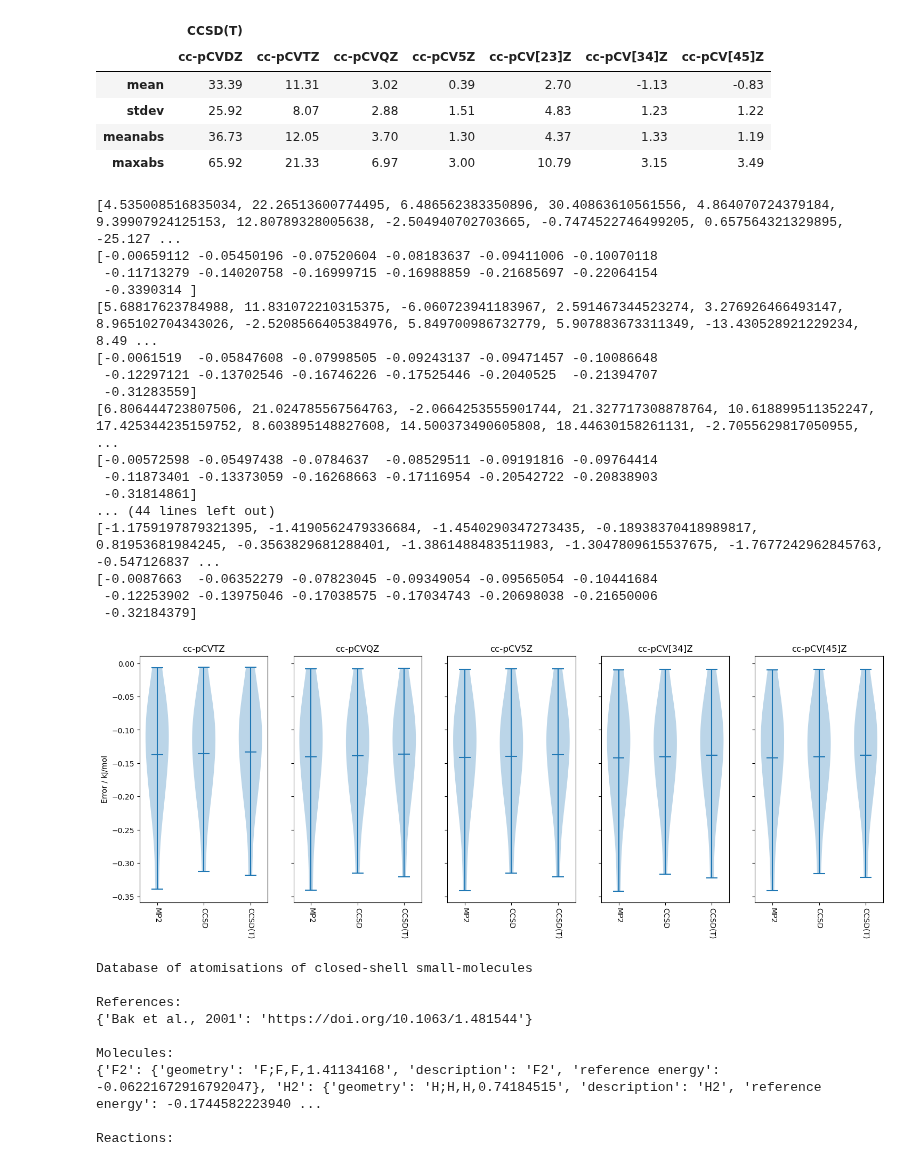
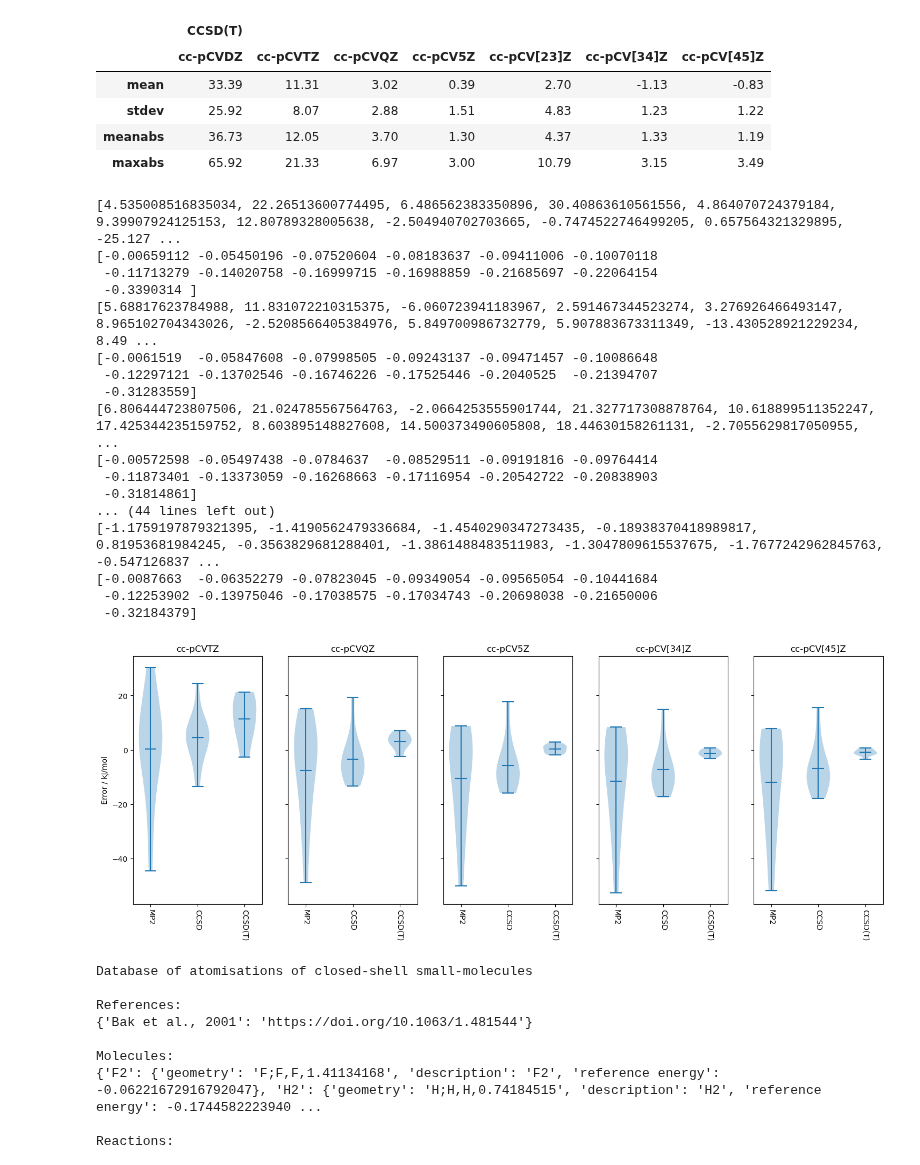
Before and after one commit to molpro/pymolpro, a Jupyter notebook: docs/source/examples/thermochemical_benchmark_for_methods.ipynb, the cells around one changed output. Cells and saved outputs as stored; diff of their text form; code cells hidden in the pictures.

```diff
--- a/docs/source/examples/thermochemical_benchmark_for_methods.ipynb
+++ b/docs/source/examples/thermochemical_benchmark_for_methods.ipynb
@@ -76,36 +76,36 @@ fig, panes = plt.subplots(nrows=1, ncols=len(bases_pruned), sharey=True, figsize
 for pane in range(len(bases_pruned)):
     data=[]
     for method in methods_pruned:
         data.append(
-        # [(value - db.reference_results()['reaction energies'][key])*tokj for key, value in results[method][bases_pruned[pane]]['reaction energies'].items()]
-        pymolpro.database.compare(results[method][bases_pruned[pane]],db.reference_results())['reaction energies'].to_numpy()[:,0]
+        [(value - db.reference_results()['reaction energies'][key])*tokj for key, value in results[method][bases_pruned[pane]]['reaction energies'].items()]
+        # pymolpro.database.compare(results[method][bases_pruned[pane]],db.reference_results())['reaction energies'].to_numpy()[:,0]
         )
         print([(value - db.reference_results()['reaction energies'][key])*tokj for key, value in results[method][bases_pruned[pane]]['reaction energies'].items()])
         print(pymolpro.database.compare(results[method][bases_pruned[pane]],db.reference_results())['reaction energies'].to_numpy()[:,0])
     panes[pane].violinplot(data,showmeans=True,showextrema=True,vert=True, bw_method='silverman')
     panes[pane].set_xticks(range(1,len(methods_pruned)+1),labels=methods_pruned, rotation=-90)
     panes[pane].set_title(bases_pruned[pane])
 panes[0].set_ylabel('Error / kJ/mol')
 plt.savefig(project_name+".violin.pdf")
 # %% [output]
 [4.535008516835034, 22.26513600774495, 6.486562383350896, 30.40863610561556, 4.864070724379184, 9.39907924125153, 12.80789328005638, -2.504940702703665, -0.7474522746499205, 0.657564321329895, -25.127 ...
 [-0.00659112 -0.05450196 -0.07520604 -0.08183637 -0.09411006 -0.10070118
  -0.11713279 -0.14020758 -0.16999715 -0.16988859 -0.21685697 -0.22064154
  -0.3390314 ]
 [5.68817623784988, 11.831072210315375, -6.060723941183967, 2.591467344523274, 3.276926466493147, 8.965102704343026, -2.5208566405384976, 5.849700986732779, 5.907883673311349, -13.430528921229234, 8.49 ...
 [-0.0061519  -0.05847608 -0.07998505 -0.09243137 -0.09471457 -0.10086648
  -0.12297121 -0.13702546 -0.16746226 -0.17525446 -0.2040525  -0.21394707
  -0.31283559]
 [6.806444723807506, 21.024785567564763, -2.0664253555901744, 21.327717308878764, 10.618899511352247, 17.425344235159752, 8.603895148827608, 14.500373490605808, 18.44630158261131, -2.7055629817050955,  ...
 [-0.00572598 -0.05497438 -0.0784637  -0.08529511 -0.09191816 -0.09764414
  -0.11873401 -0.13373059 -0.16268663 -0.17116954 -0.20542722 -0.20838903
  -0.31814861]
 ... (44 lines left out)
 [-1.1759197879321395, -1.4190562479336684, -1.4540290347273435, -0.18938370418989817, 0.81953681984245, -0.3563829681288401, -1.3861488483511983, -1.3047809615537675, -1.7677242962845763, -0.547126837 ...
 [-0.0087663  -0.06352279 -0.07823045 -0.09349054 -0.09565054 -0.10441684
  -0.12253902 -0.13975046 -0.17038575 -0.17034743 -0.20698038 -0.21650006
  -0.32184379]
-[figure, old version]
+[figure, new version]
 # %%
 t=pymolpro.database.compare(results['CCSD(T)']['cc-pCV[23]Z'],db.reference_results())['reaction energies'].to_numpy()
 # %%
```
Also changed, not shown: 1 other file.
